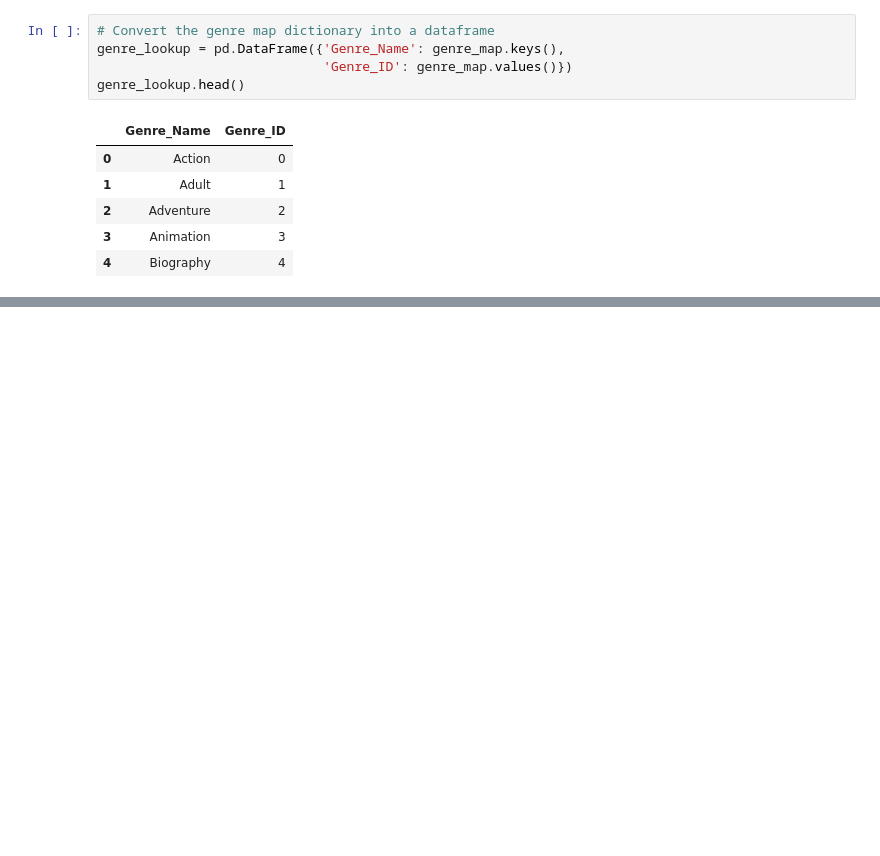
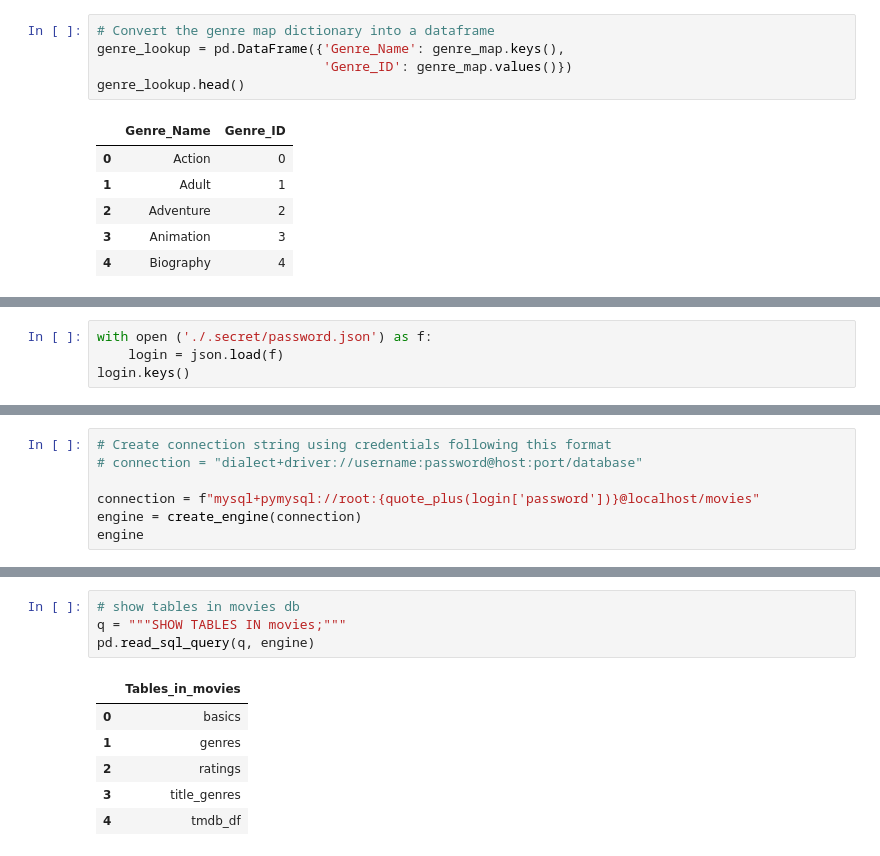
Before and after one commit to bmmukhridin/prohect-3-part-1, a Jupyter notebook: part_3_my_sql.ipynb, the cells around one changed output, grey strips where cells are left out. Saved outputs shown, nothing was run; the diff lists cells and outputs as text; blank space fills up the shorter version.

```diff
--- a/part_3_my_sql.ipynb
+++ b/part_3_my_sql.ipynb
@@ -170,0 +281,4 @@ genre_lookup.head()
+# %%
+with open ('./.secret/password.json') as f:
+    login = json.load(f)
+login.keys()
@@ -170,0 +287,7 @@ genre_lookup.head()
+# %%
+# Create connection string using credentials following this format
+# connection = "dialect+driver://username:password@host:port/database"
+
+connection = f"mysql+pymysql://root:{quote_plus(login['password'])}@localhost/movies"
+engine = create_engine(connection)
+engine
@@ -170,0 +410,11 @@ genre_lookup.head()
+# %%
+# show tables in movies db
+q = """SHOW TABLES IN movies;"""
+pd.read_sql_query(q, engine)
+# %% [output]
+|  | Tables_in_movies |
+| 0 | basics |
+| 1 | genres |
+| 2 | ratings |
+| 3 | title_genres |
+| 4 | tmdb_df |
```
Also changed, not shown: parts of 14 cells of this notebook, 2 other files.
